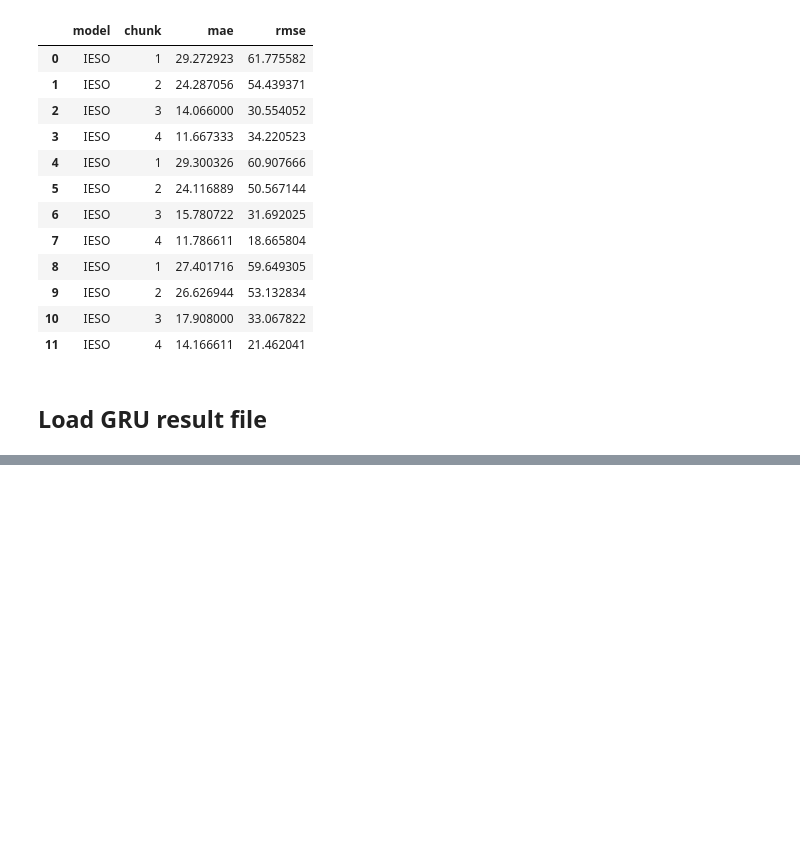
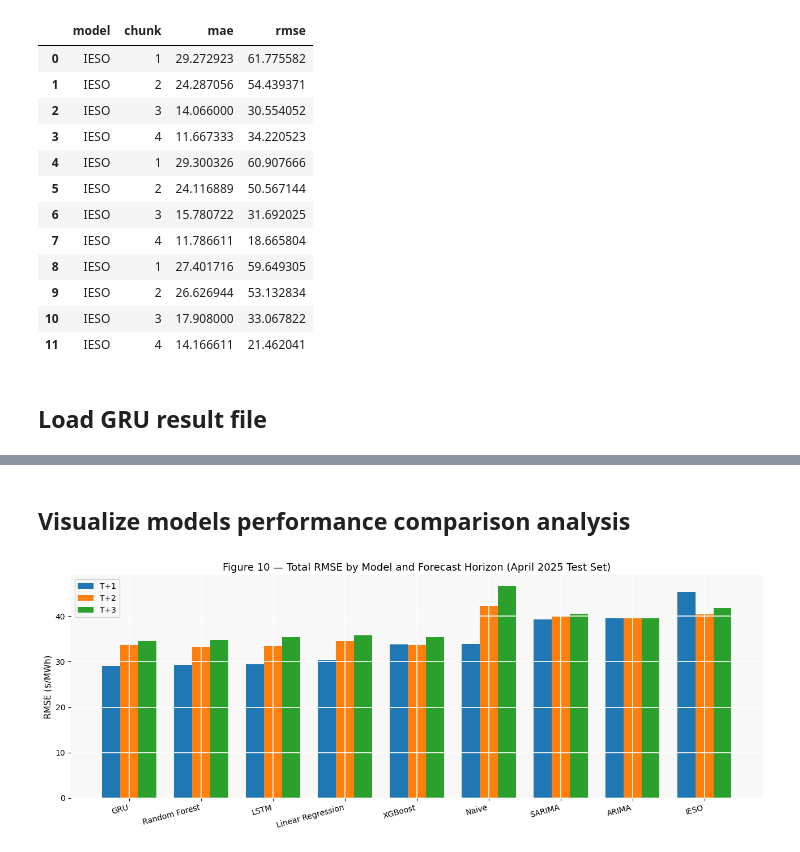
Before and after one commit to MiladEbrahimiAbyzandi/Ontario-electricity-price-forecasting, a Jupyter notebook: notebooks/07_comparison_with_IESO.ipynb, the cells around one changed output, grey strips where cells are left out. Cells and saved outputs as stored; diff of their text form; code cells hidden in the pictures; blank space fills up the shorter version.

Commit message:
feat: add modes comparison plot

```diff
--- a/notebooks/07_comparison_with_IESO.ipynb
+++ b/notebooks/07_comparison_with_IESO.ipynb
@@ -9,8 +9,13 @@ in the first stage of this notebook we load master dataset and do preprocessing
 import pandas as pd
 import numpy as np
 import matplotlib.pyplot as plt
+from pathlib import Path
+from sklearn.metrics import mean_absolute_error, mean_squared_error
 
-from sklearn.metrics import mean_absolute_error, mean_squared_error
+
+
+RESULTS_DIR =Path.cwd().parent / "results"
+RESULTS_DIR.mkdir(exist_ok=True)
 # %% [markdown]
 ## Helper Functions
 # %%
@@ -150,0 +148,29 @@ for h in [1,2,3]:
+# %% [markdown]
+## Visualize models performance comparison analysis
+# %%
+
+models = ["GRU", "Random Forest", "LSTM", "Linear Regression",
+          "XGBoost", "Naive", "SARIMA", "ARIMA", "IESO"]
+
+rmse_t1 = [29.05, 29.34, 29.41, 30.26, 33.83, 33.98, 39.24, 39.54, 45.25]
+rmse_t2 = [33.63, 33.14, 33.49, 34.53, 33.74, 42.35, 39.96, 39.56, 40.46]
+rmse_t3 = [34.56, 34.84, 35.44, 35.79, 35.48, 46.66, 40.59, 39.58, 41.83]
+
+x = np.arange(len(models))
+width = 0.25
+
+plt.figure(figsize=(13, 5))
+
+plt.bar(x - width, rmse_t1, width, label="T+1")
+plt.bar(x,         rmse_t2, width, label="T+2")
+plt.bar(x + width, rmse_t3, width, label="T+3")
+
+plt.xticks(x, models, rotation=15, ha="right")
+plt.ylabel("RMSE ($/MWh)")
+plt.title("Figure 10 — Total RMSE by Model and Forecast Horizon (April 2025 Test Set)")
+plt.legend()
+plt.tight_layout()
+plt.savefig(RESULTS_DIR / "figure_10.png", dpi=150, bbox_inches="tight")
+plt.show()
+# %% [output]
+[figure, added]
```
Also changed, not shown: parts of 6 cells of this notebook.
